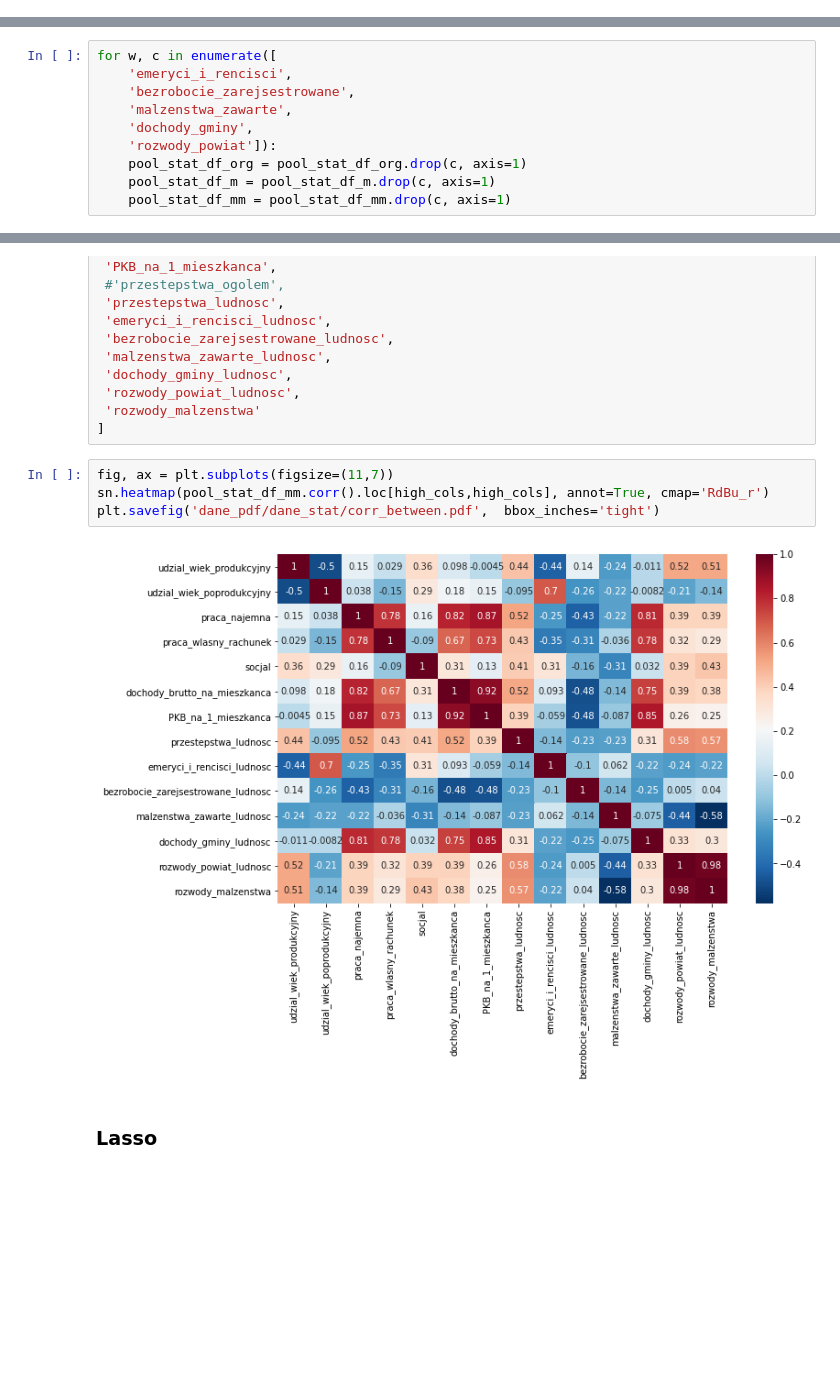
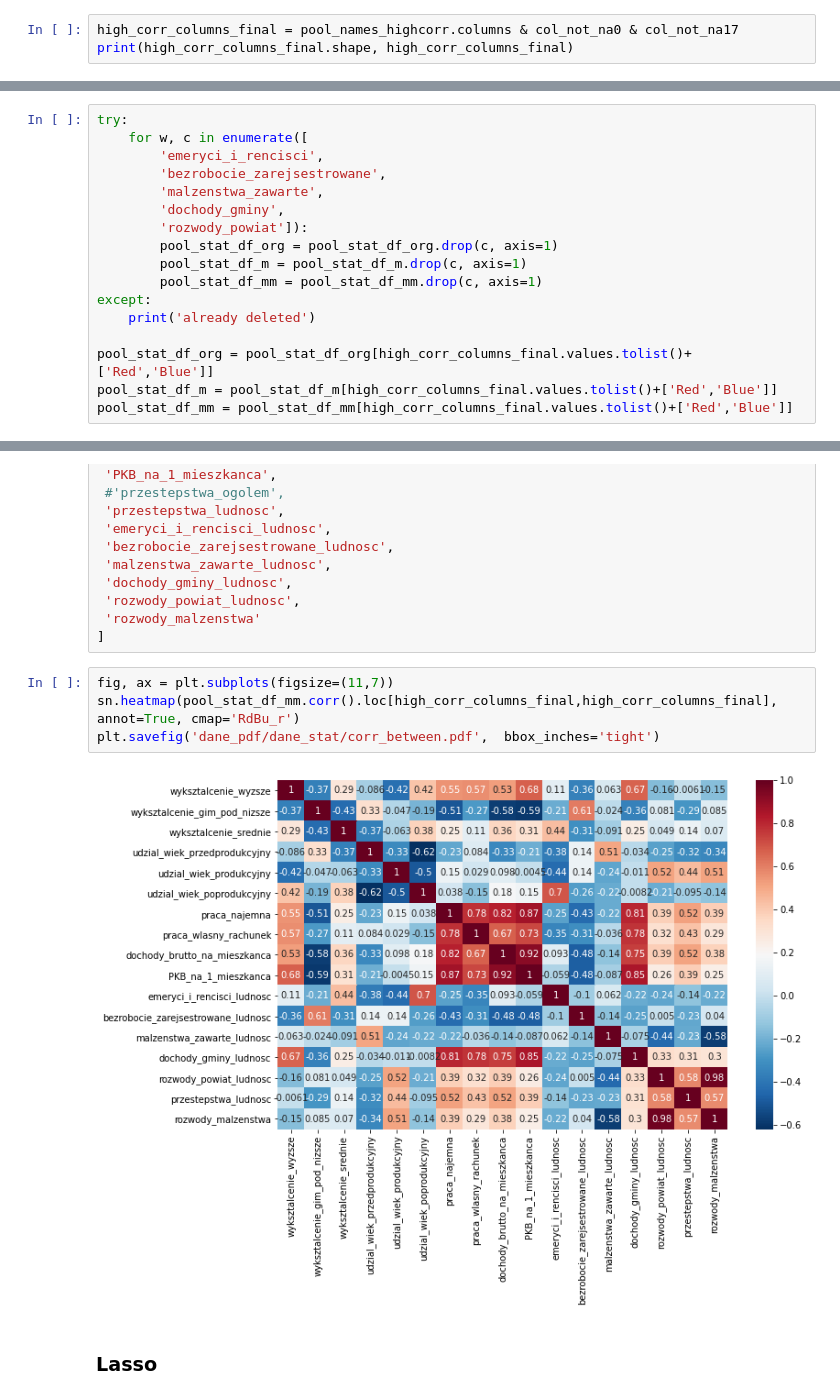
Before and after one commit to MarBry111/Forecast_Election_Poland, a Jupyter notebook: Model_III_MOREparameters.ipynb, the cells around one changed output, grey strips where cells are left out. Cells and saved outputs as stored; diff of their text form; blank space fills up the shorter version.

```diff
--- a/Model_III_MOREparameters.ipynb
+++ b/Model_III_MOREparameters.ipynb
@@ -893,3 +893,6 @@ for st in range(len(stat_list_org)):
 stat_list = stat_list_mean if (True) else stat_list_minmax
 # %% [markdown]
 ## Examining stat data
+# %%
+high_corr_columns_final = pool_names_highcorr.columns & col_not_na0 & col_not_na17
+print(high_corr_columns_final.shape, high_corr_columns_final)
@@ -914,12 +933,19 @@ pool_stat_df_org =  pd.concat(pool_stat_org).reset_index(drop=True)
 pool_stat_df_m = pd.concat(pool_stat_m).reset_index(drop=True)
 pool_stat_df_mm = pd.concat(pool_stat_mm).reset_index(drop=True)
 # %%
-for w, c in enumerate([
-    'emeryci_i_rencisci',
-    'bezrobocie_zarejsestrowane',
-    'malzenstwa_zawarte',
-    'dochody_gminy',
-    'rozwody_powiat']):
-    pool_stat_df_org = pool_stat_df_org.drop(c, axis=1)
-    pool_stat_df_m = pool_stat_df_m.drop(c, axis=1)
-    pool_stat_df_mm = pool_stat_df_mm.drop(c, axis=1)
+try:
+    for w, c in enumerate([
+        'emeryci_i_rencisci',
+        'bezrobocie_zarejsestrowane',
+        'malzenstwa_zawarte',
+        'dochody_gminy',
+        'rozwody_powiat']):
+        pool_stat_df_org = pool_stat_df_org.drop(c, axis=1)
+        pool_stat_df_m = pool_stat_df_m.drop(c, axis=1)
+        pool_stat_df_mm = pool_stat_df_mm.drop(c, axis=1)
+except:
+    print('already deleted')
+
+pool_stat_df_org = pool_stat_df_org[high_corr_columns_final.values.tolist()+['Red','Blue']]
+pool_stat_df_m = pool_stat_df_m[high_corr_columns_final.values.tolist()+['Red','Blue']]
+pool_stat_df_mm = pool_stat_df_mm[high_corr_columns_final.values.tolist()+['Red','Blue']]
@@ -994,9 +1022,9 @@ high_cols = [#'rozwody_powiat',
 ]
 # %%
 fig, ax = plt.subplots(figsize=(11,7))
-sn.heatmap(pool_stat_df_mm.corr().loc[high_cols,high_cols], annot=True, cmap='RdBu_r')
+sn.heatmap(pool_stat_df_mm.corr().loc[high_corr_columns_final,high_corr_columns_final], annot=True, cmap='RdBu_r')
 plt.savefig('dane_pdf/dane_stat/corr_between.pdf',  bbox_inches='tight')
 # %% [output]
-[figure, old version]
+[figure, new version]
 # %% [markdown]
 ### Lasso
```
Also changed, not shown: parts of 26 cells of this notebook.
